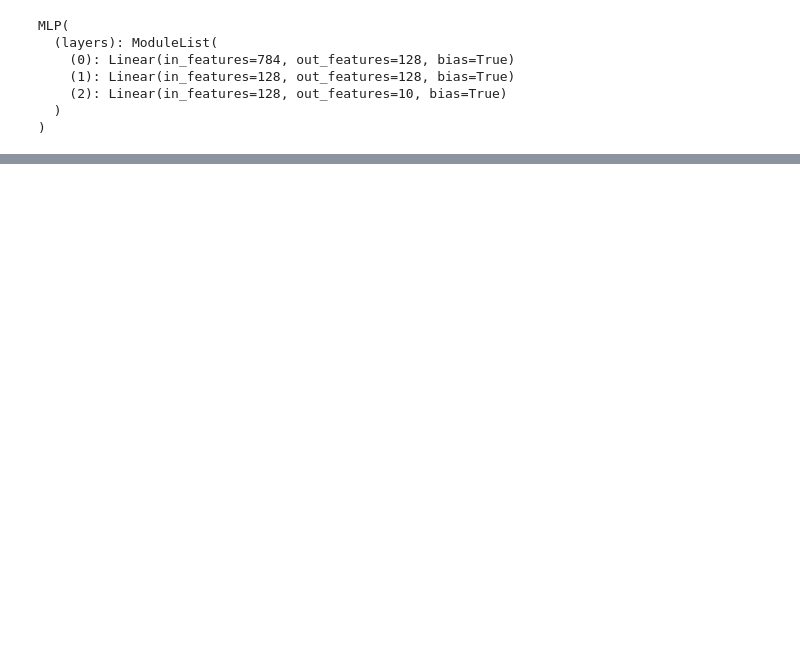
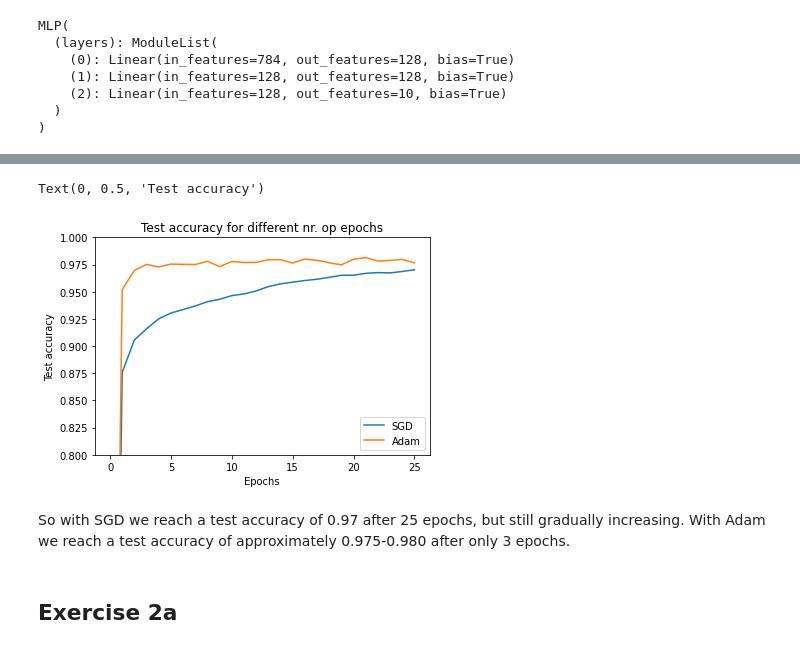
Before and after one commit to JardiT/DL_1920, a Jupyter notebook: codes/2_homework/exercise2.ipynb, the cells around one changed output, grey strips where cells are left out. Drawn from its saved outputs; the diff is of its cells as text; code cells hidden in the pictures; blank space fills up the shorter version.

```diff
--- a/codes/2_homework/exercise2.ipynb
+++ b/codes/2_homework/exercise2.ipynb
@@ -51,7 +53,7 @@ testset = torchvision.datasets.MNIST(root='./data_mnist',
                                      )
 
 batch_size = 128
-w, h, c = 28, 28, 1  # Width, Height, Nr. of channels for the input images
+w, h = 28, 28  # Width, Height
 k = 10  # Number of output classes
 
 trainloader = torch.utils.data.DataLoader(trainset,
@@ -82,7 +145,9 @@ class MLP(nn.Module):
 # %%
-net = MLP(w * h, (128, 128), k).to(device)  # Create a new dense neural network with two hidden layers of size 128
+netSGD = MLP(w * h, (128, 128), k).to(device)  # Create a new dense neural network with two hidden layers of size 128
 
-print(net)
+print(netSGD)
+
+netAdam = copy.deepcopy(netSGD) # Deepcopym net so that they have the same initialisation; that is a better comparison!
 # %% [output]
 MLP(
   (layers): ModuleList(
@@ -96,6 +159,6 @@ MLP(
 # %%
 criterion = nn.CrossEntropyLoss()
 
-optimizerSGD = torch.optim.SGD(net.parameters() , lr=0.01)
-optimizerAdam = torch.optim.Adam(net.parameters(), lr=0.001, betas=(0.9,0.999), eps=1e-08)
+optimizerSGD = torch.optim.SGD(netSGD.parameters() , lr=0.01)
+optimizerAdam = torch.optim.Adam(netAdam.parameters(), lr=0.001, betas=(0.9,0.999), eps=1e-08)
 # %% [markdown]
@@ -178,0 +167,6 @@ plt.plot(epochs,test_acc[1:])
+# %%
+num_epochs = 25
+epochs = np.arange(0,num_epochs+1)
+
+test_acc_SGD = train(netSGD, optimizerSGD, num_epochs)
+test_acc_Adam = train(netAdam, optimizerAdam, num_epochs)
@@ -178,0 +191,14 @@ plt.plot(epochs,test_acc[1:])
+# %%
+plt.plot(epochs,test_acc_SGD,epochs,test_acc_Adam)
+plt.ylim([0.8,1])
+plt.legend(['SGD', 'Adam'])
+plt.title('Test accuracy for different nr. op epochs')
+plt.xlabel('Epochs')
+plt.ylabel('Test accuracy')
+# %% [output]
+Text(0, 0.5, 'Test accuracy')
+[figure, added]
+# %% [markdown]
+So with SGD we reach a test accuracy of 0.97 after 25 epochs, but still gradually increasing. With Adam we reach a test accuracy of approximately 0.975-0.980 after only 3 epochs.
+# %% [markdown]
+## Exercise 2a
```
Also changed, not shown: parts of 14 cells of this notebook.
